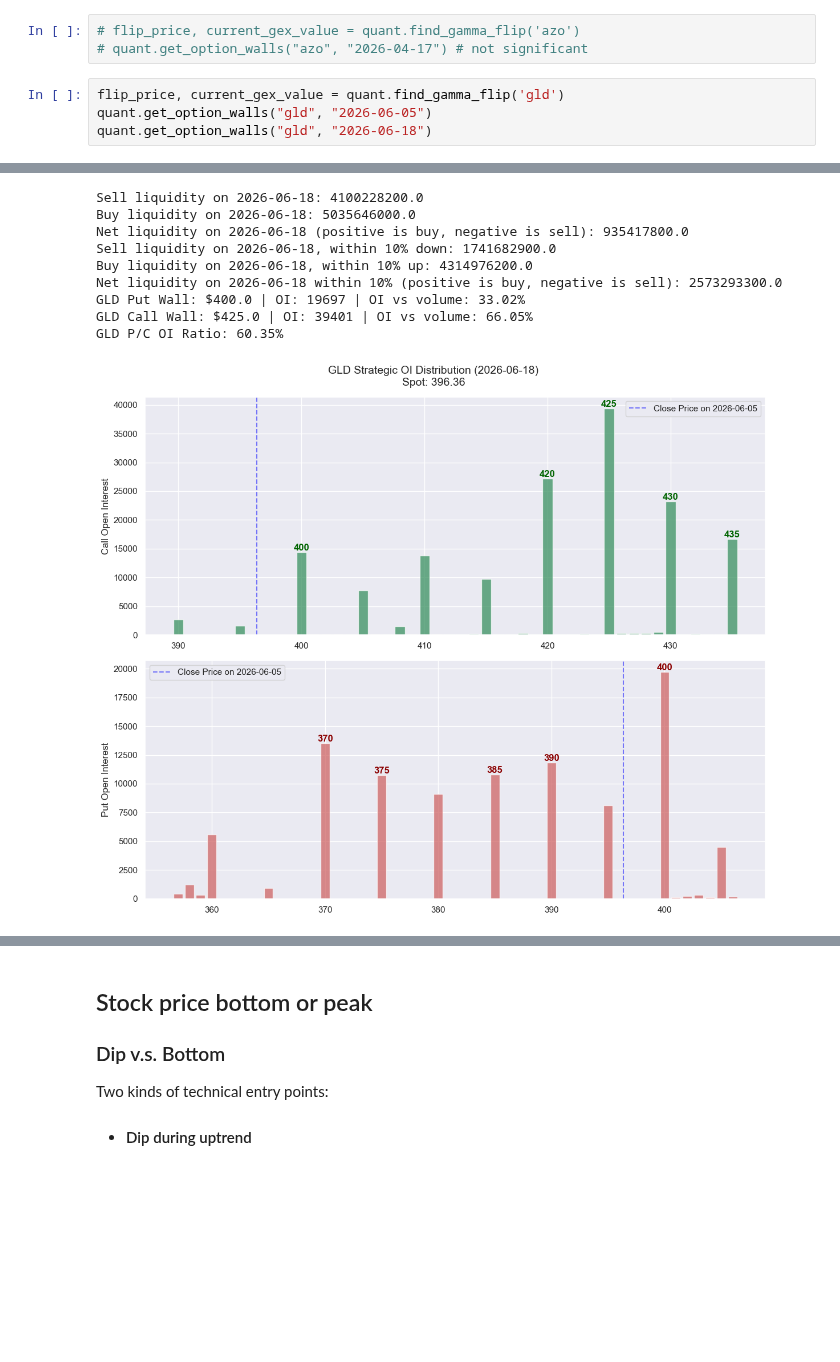
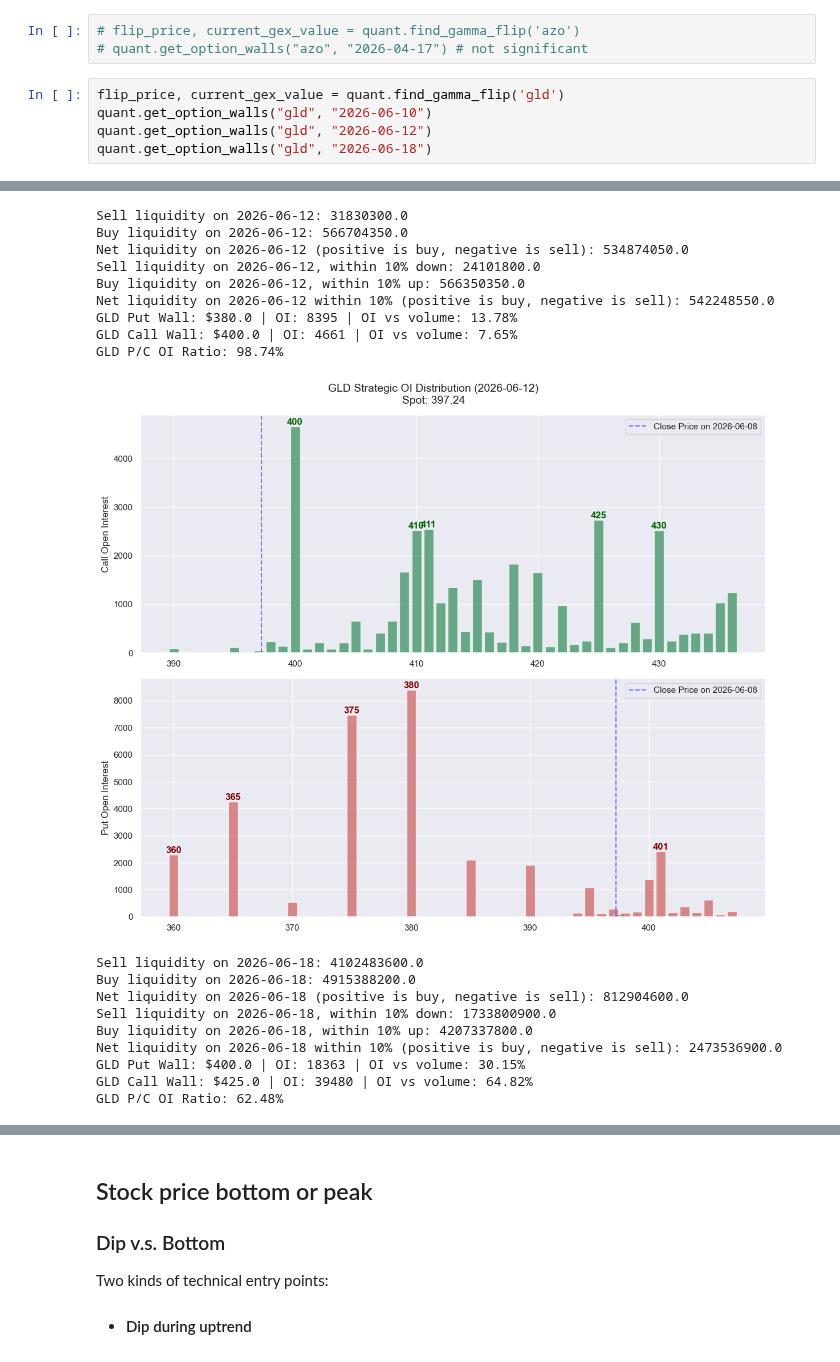
Before and after one commit to Yuchen-Peng/trading_strategy, a Jupyter notebook: notebooks/Quantitative_model.ipynb, the cells around one changed output, grey strips where cells are left out. Cells and saved outputs as stored; diff of their text form; blank space fills up the shorter version.

```diff
--- a/notebooks/Quantitative_model.ipynb
+++ b/notebooks/Quantitative_model.ipynb
@@ -295,6 +301,7 @@ QQQ P/C OI Ratio: 184.80%
 # quant.get_option_walls("azo", "2026-04-17") # not significant
 # %%
 flip_price, current_gex_value = quant.find_gamma_flip('gld')
-quant.get_option_walls("gld", "2026-06-05")
+quant.get_option_walls("gld", "2026-06-10")
+quant.get_option_walls("gld", "2026-06-12")
 quant.get_option_walls("gld", "2026-06-18")
 # %% [output]
@@ -319,10 +326,19 @@ GLD P/C OI Ratio: 70.80%
-Sell liquidity on 2026-06-18: 4100228200.0
-Buy liquidity on 2026-06-18: 5035646000.0
-Net liquidity on 2026-06-18 (positive is buy, negative is sell): 935417800.0
-Sell liquidity on 2026-06-18, within 10% down: 1741682900.0
-Buy liquidity on 2026-06-18, within 10% up: 4314976200.0
-Net liquidity on 2026-06-18 within 10% (positive is buy, negative is sell): 2573293300.0
-GLD Put Wall: $400.0 | OI: 19697 | OI vs volume: 33.02%
-GLD Call Wall: $425.0 | OI: 39401 | OI vs volume: 66.05%
-GLD P/C OI Ratio: 60.35%
+Sell liquidity on 2026-06-12: 31830300.0
+Buy liquidity on 2026-06-12: 566704350.0
+Net liquidity on 2026-06-12 (positive is buy, negative is sell): 534874050.0
+Sell liquidity on 2026-06-12, within 10% down: 24101800.0
+Buy liquidity on 2026-06-12, within 10% up: 566350350.0
+Net liquidity on 2026-06-12 within 10% (positive is buy, negative is sell): 542248550.0
+GLD Put Wall: $380.0 | OI: 8395 | OI vs volume: 13.78%
+GLD Call Wall: $400.0 | OI: 4661 | OI vs volume: 7.65%
+GLD P/C OI Ratio: 98.74%
-[figure, old version]
+[figure, new version]
+Sell liquidity on 2026-06-18: 4102483600.0
+Buy liquidity on 2026-06-18: 4915388200.0
+Net liquidity on 2026-06-18 (positive is buy, negative is sell): 812904600.0
+Sell liquidity on 2026-06-18, within 10% down: 1733800900.0
+Buy liquidity on 2026-06-18, within 10% up: 4207337800.0
+Net liquidity on 2026-06-18 within 10% (positive is buy, negative is sell): 2473536900.0
+GLD Put Wall: $400.0 | OI: 18363 | OI vs volume: 30.15%
+GLD Call Wall: $425.0 | OI: 39480 | OI vs volume: 64.82%
+GLD P/C OI Ratio: 62.48%
```
Also changed, not shown: parts of 11 cells of this notebook.
